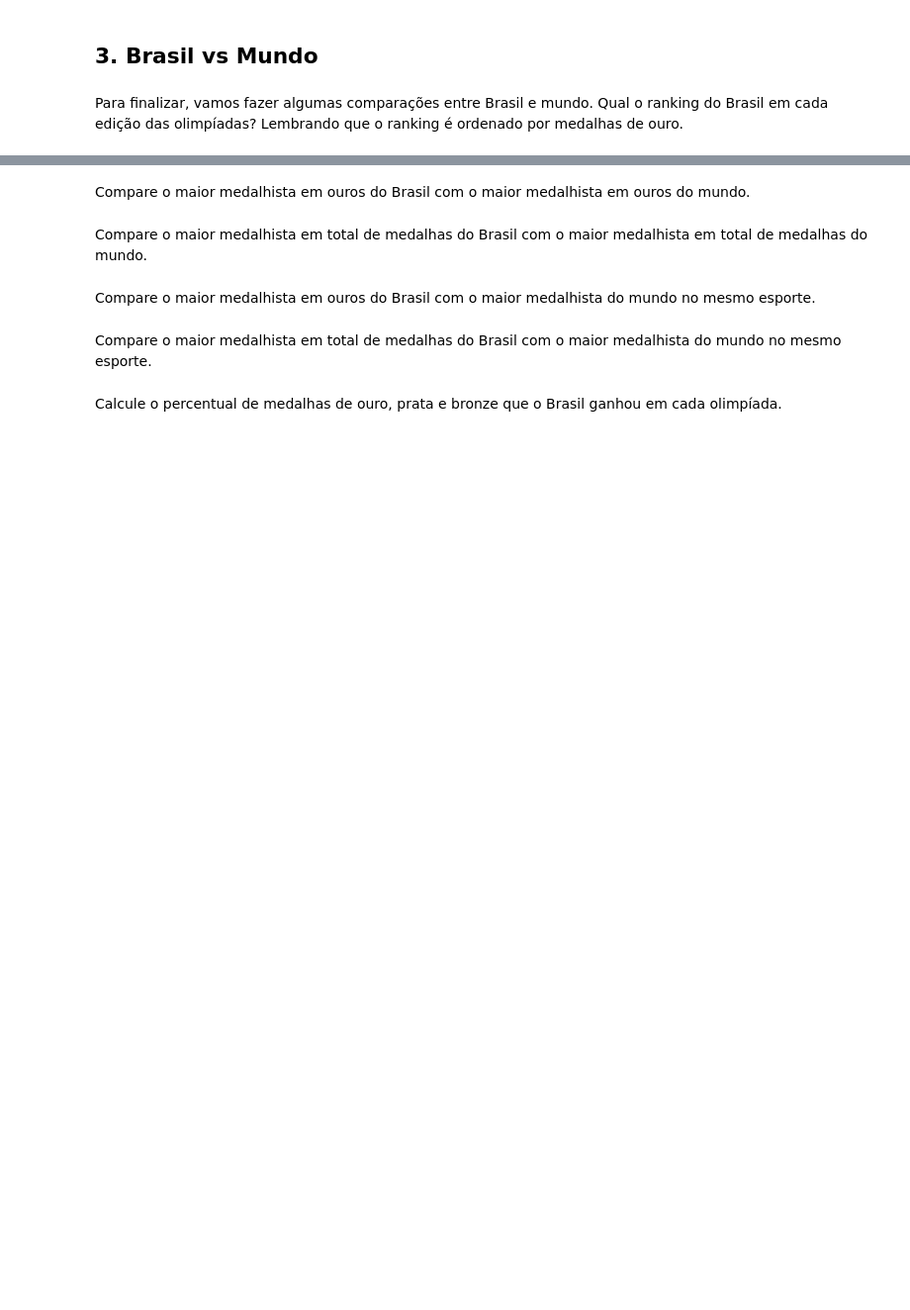
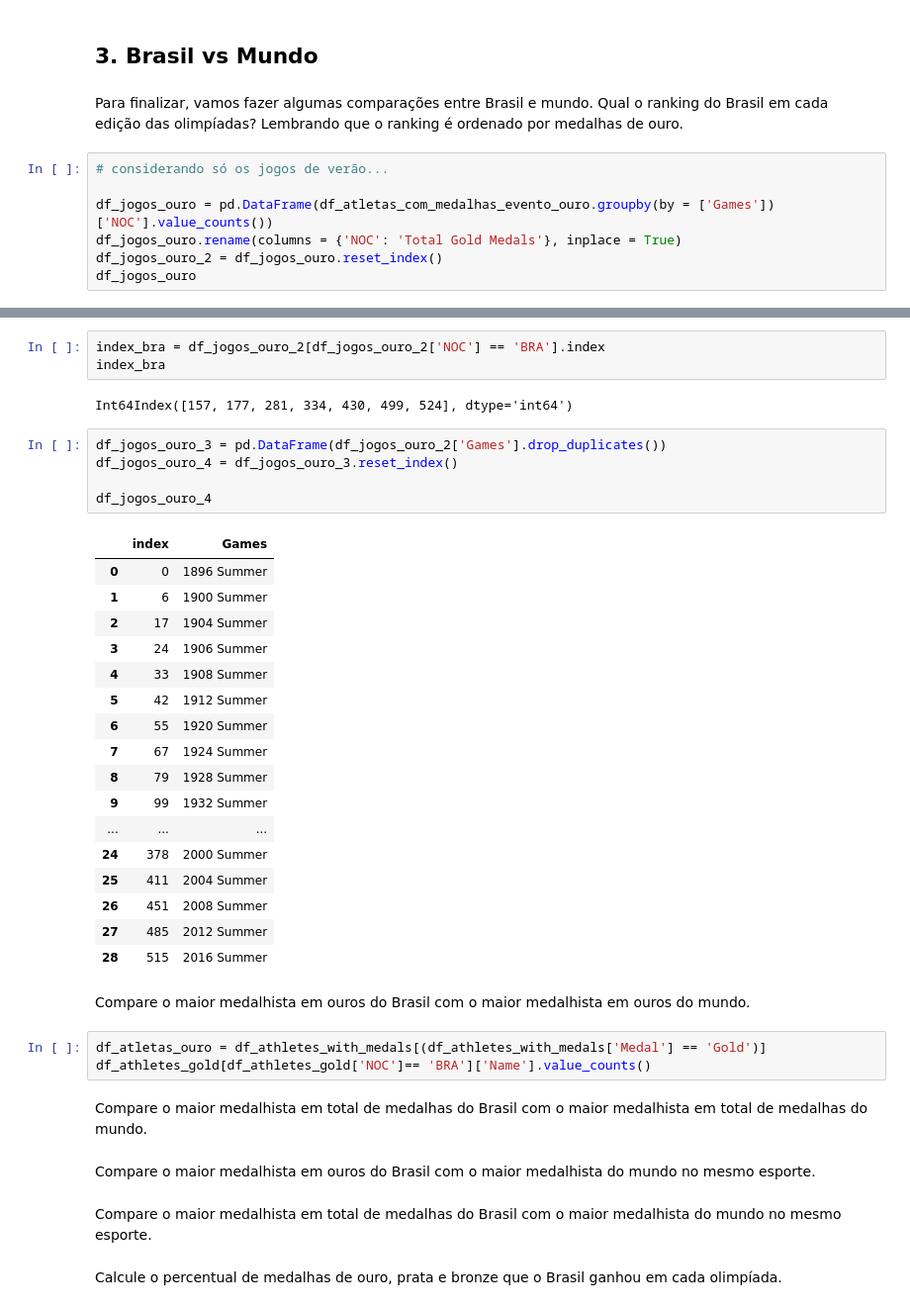
Before and after one commit to pedrobsantana/Projeto-I-Olimpiadas, a Jupyter notebook: Projeto - Pandas.ipynb, the cells around one changed output, grey strips where cells are left out. Shown at 99% size. Drawn from its saved outputs; the diff is of its cells as text; blank space fills up the shorter version.

```diff
--- a/Projeto - Pandas.ipynb
+++ b/Projeto - Pandas.ipynb
@@ -535,3 +717,10 @@ Obtenha o total de medalhas de ouro, prata e total por edição das Olimpíadas
 ## 3. Brasil vs Mundo
 # %% [markdown]
 Para finalizar, vamos fazer algumas comparações entre Brasil e mundo. Qual o ranking do Brasil em cada edição das olimpíadas? Lembrando que o ranking é ordenado por medalhas de ouro.
+# %%
+# considerando só os jogos de verão...
+
+df_jogos_ouro = pd.DataFrame(df_atletas_com_medalhas_evento_ouro.groupby(by = ['Games'])['NOC'].value_counts())
+df_jogos_ouro.rename(columns = {'NOC': 'Total Gold Medals'}, inplace = True)
+df_jogos_ouro_2 = df_jogos_ouro.reset_index()
+df_jogos_ouro
@@ -538,5 +742,36 @@ Para finalizar, vamos fazer algumas comparações entre Brasil e mundo. Qual o r
+# %%
+index_bra = df_jogos_ouro_2[df_jogos_ouro_2['NOC'] == 'BRA'].index
+index_bra
+# %% [output]
+Int64Index([157, 177, 281, 334, 430, 499, 524], dtype='int64')
+# %%
+df_jogos_ouro_3 = pd.DataFrame(df_jogos_ouro_2['Games'].drop_duplicates())
+df_jogos_ouro_4 = df_jogos_ouro_3.reset_index()
+
+df_jogos_ouro_4
+# %% [output]
+|  | index | Games |
+| 0 | 0 | 1896 Summer |
+| 1 | 6 | 1900 Summer |
+| 2 | 17 | 1904 Summer |
+| 3 | 24 | 1906 Summer |
+| 4 | 33 | 1908 Summer |
+| 5 | 42 | 1912 Summer |
+| 6 | 55 | 1920 Summer |
+| 7 | 67 | 1924 Summer |
+| 8 | 79 | 1928 Summer |
+| 9 | 99 | 1932 Summer |
+| ... | ... | ... |
+| 24 | 378 | 2000 Summer |
+| 25 | 411 | 2004 Summer |
+| 26 | 451 | 2008 Summer |
+| 27 | 485 | 2012 Summer |
+| 28 | 515 | 2016 Summer |
 # %% [markdown]
 Compare o maior medalhista em ouros do Brasil com o maior medalhista em ouros do mundo.
+# %%
+df_atletas_ouro = df_athletes_with_medals[(df_athletes_with_medals['Medal'] == 'Gold')]
+df_athletes_gold[df_athletes_gold['NOC']== 'BRA']['Name'].value_counts()
 # %% [markdown]
 Compare o maior medalhista em total de medalhas do Brasil com o maior medalhista em total de medalhas do mundo.
 # %% [markdown]
```
Also changed, not shown: parts of 18 cells of this notebook.
